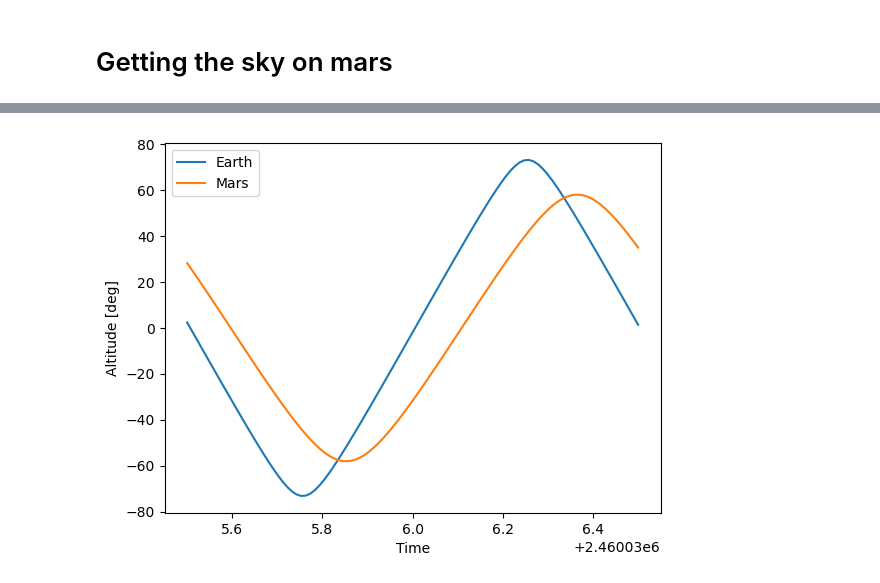
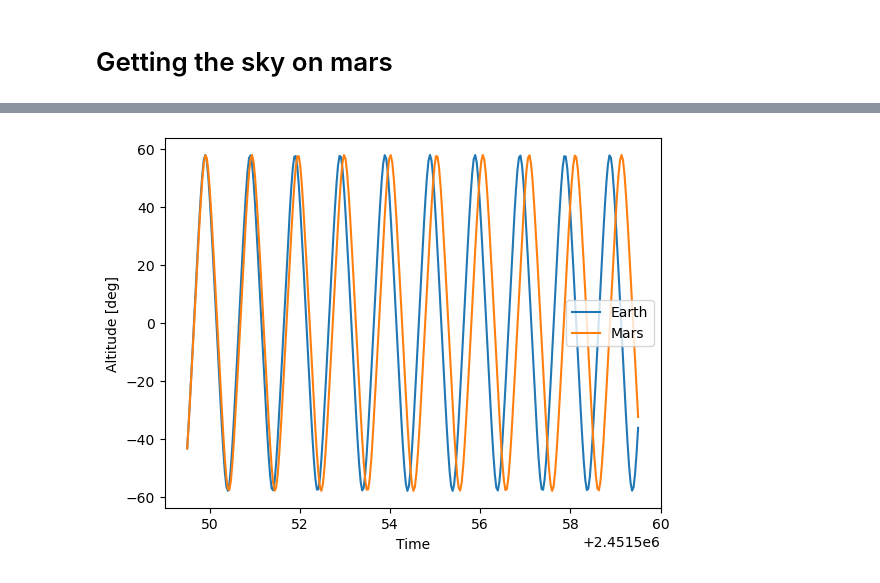
Before and after one commit to Corrado777/CodeAstro9, a Jupyter notebook: notebooks/marssky.ipynb, the cells around one changed output, grey strips where cells are left out. Cells and saved outputs as stored; diff of their text form; code cells hidden in the pictures.

```diff
--- a/notebooks/marssky.ipynb
+++ b/notebooks/marssky.ipynb
@@ -20,7 +20,7 @@ def scale_julian_date(julian_date):
     # time = Time(julian_date, format='jd')
 
     # Calculate the fraction of a day since a known Mars LST epoch (JD)
-    jd_since_epoch = julian_date - 2451549.5 - 0.00886519
+    jd_since_epoch = julian_date - 2451549.5 # - 0.00886519
     mars_jd_equivilent = jd_since_epoch / mars_sidereal_period
 
     return mars_jd_equivilent
@@ -49,7 +49,7 @@ def get_earth_sky_coords(julian_date, earth_location_longitude, earth_location_l
     earth_location = EarthLocation(lat=earth_location_latitude*u.deg, lon=earth_location_longitude*u.deg, height=0*u.m)
 
     # Convert to AltAz frame at the given LST and location on Mars
-    altaz = AltAz(obstime=Time(julian_date, format='jd'), location=earth_location)
+    altaz = AltAz(obstime=Time(julian_date- 2451549.5, format='jd'), location=earth_location)
 
     # Example: Get the sky position of Sirius
     sirius = SkyCoord.from_name('Sirius')
@@ -70,7 +70,7 @@ get_earth_sky_coords(julian_date, earth_location_longitude=0, earth_location_lat
 # Plot an ephemeris centered around the time and date
 
 # get times (date minus half of a day)
-timepoints = Time(julian_date, format='jd') + np.linspace(-0.5, 0.5, 100)
+timepoints = Time(2451549.5, format='jd') + np.linspace(0, 10, 300)
 earth_alt = []
 mars_alt = []
 for time in timepoints:
@@ -82,7 +82,7 @@ for time in timepoints:
 
 
 plt.plot(timepoints.value, earth_alt, label='Earth')
-plt.plot(timepoints.value, mars_alt, label='Mars')
+plt.plot(timepoints.value, np.array(mars_alt), label='Mars')
 plt.xlabel('Time')
 plt.ylabel('Altitude [deg]')
 plt.legend()
@@ -93 +91 @@ WARNING: TimeDeltaMissingUnitWarning: Numerical value without unit or explicit f
-[figure, old version]
+[figure, new version]
```
Also changed, not shown: parts of 1 cell of this notebook.
